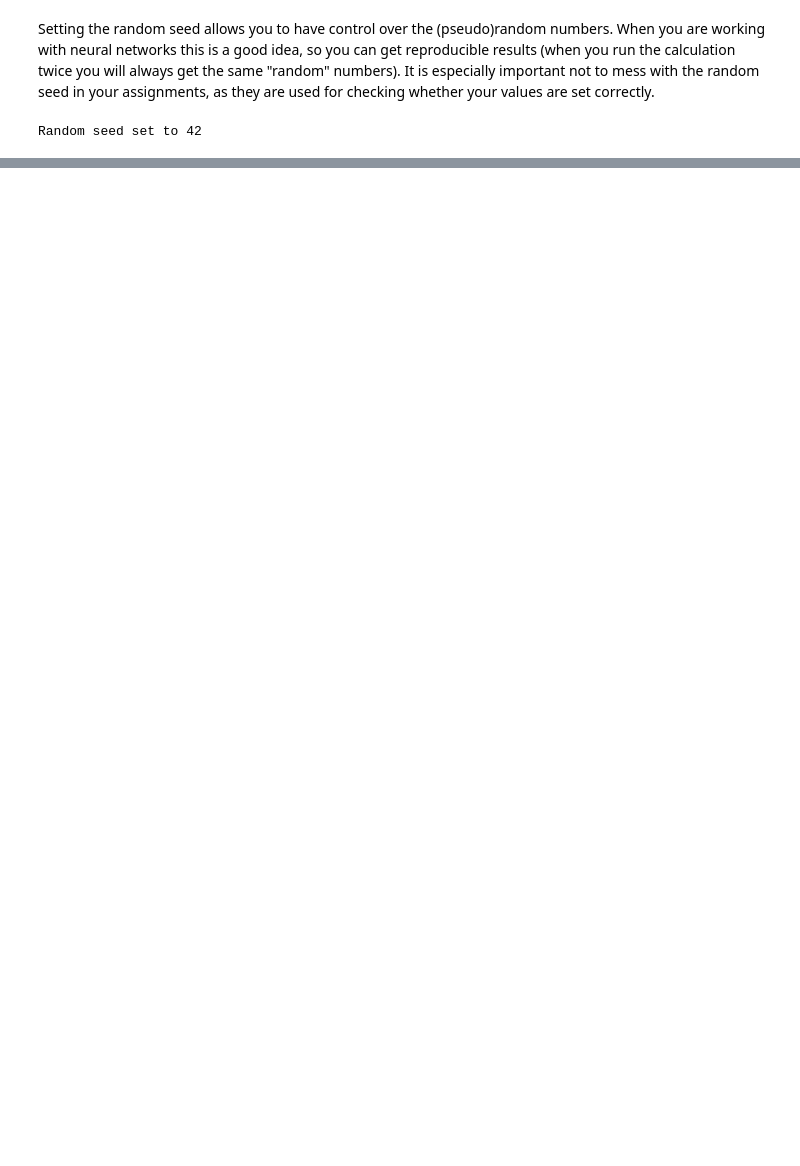
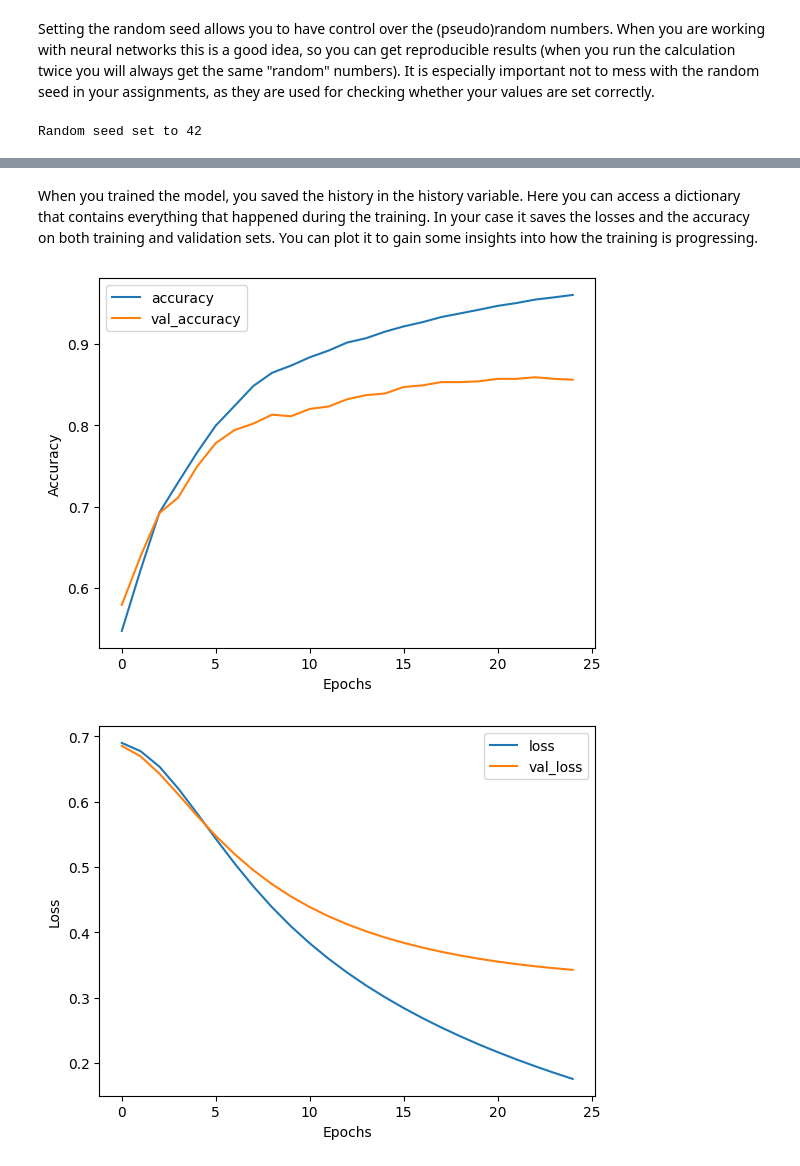
Before and after one commit to chlocdev/nlp_specialization, a Jupyter notebook: C3W1/C3W1_TensorFlow_Tutorial.ipynb, the cells around one changed output, grey strips where cells are left out. Drawn from its saved outputs; the diff is of its cells as text; code cells hidden in the pictures; blank space fills up the shorter version.

```diff
--- a/C3W1/C3W1_TensorFlow_Tutorial.ipynb
+++ b/C3W1/C3W1_TensorFlow_Tutorial.ipynb
@@ -54,0 +289,12 @@ Random seed set to 42
+# %%
+embedding_dim=16
+
+# Create the model by calling tf.keras.Sequential, where the layers are given in a list.
+model_sequential = tf.keras.Sequential([
+    layers.Embedding(max_features, embedding_dim),
+    layers.GlobalAveragePooling1D(),
+    layers.Dense(1, activation='sigmoid')
+])
+
+# Print out the summary of the model
+model_sequential.summary()
@@ -54,0 +375,4 @@ Random seed set to 42
+# %%
+model_functional.compile(loss=losses.BinaryCrossentropy(),
+              optimizer='adam',
+              metrics=['accuracy'])
@@ -54,0 +384,3 @@ Random seed set to 42
+# %%
+# Select which model you want to use and train. the results should be the same
+model = model_functional # model = model_sequential
@@ -54,0 +389,9 @@ Random seed set to 42
+# %%
+epochs = 25
+
+history = model.fit(
+    train_ds,
+    validation_data=val_ds,
+    epochs=epochs,
+    verbose=2
+)
@@ -54,0 +427,16 @@ Random seed set to 42
+# %% [markdown]
+When you trained the model, you saved the history in the history variable. Here you can access a dictionary that contains everything that happened during the training. In your case it saves the losses and the accuracy on both training and validation sets. You can plot it to gain some insights into how the training is progressing.
+# %%
+def plot_metrics(history, metric):
+    plt.plot(history.history[metric])
+    plt.plot(history.history[f'val_{metric}'])
+    plt.xlabel('Epochs')
+    plt.ylabel(metric.title())
+    plt.legend([metric, f'val_{metric}'])
+    plt.show()
+
+plot_metrics(history, "accuracy")
+plot_metrics(history, "loss")
+# %% [output]
+[figure, added]
+[figure, added]
```
Also changed, not shown: parts of 36 cells of this notebook, 5 other files.
